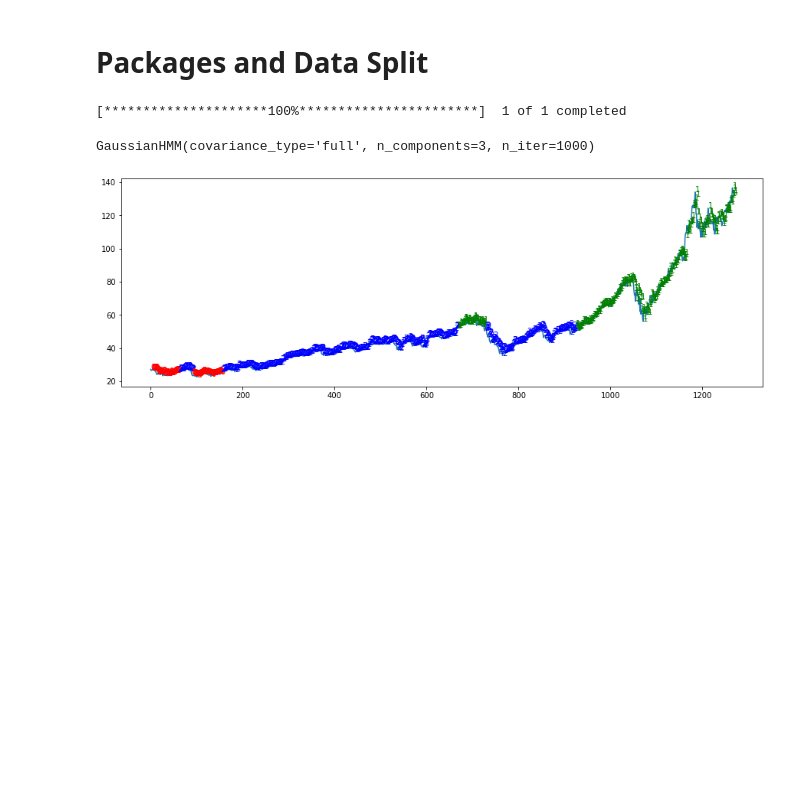
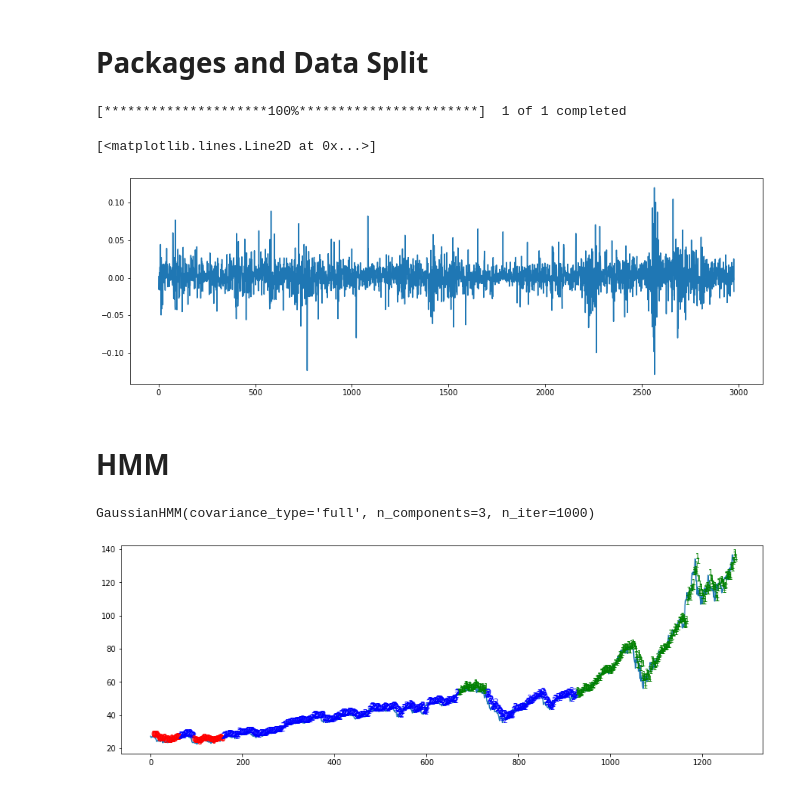
Before and after one commit to yiwen1996/DSGA1018TimeSeries, a Jupyter notebook: HMM_based_arima.ipynb, the cells around one changed output. Drawn from its saved outputs; the diff is of its cells as text; code cells hidden in the pictures; blank space fills up the shorter version.

```diff
--- a/HMM_based_arima.ipynb
+++ b/HMM_based_arima.ipynb
@@ -14,6 +14,15 @@ aapl = yf.download("AAPL", start="2010-01-01", end="2021-10-31").reset_index()
 aapl.Date = pd.to_datetime(aapl.Date)
 # %% [output]
 [*********************100%***********************]  1 of 1 completed
+# %%
+daily_return = aapl.Close.pct_change().dropna()
+# %%
+plt.plot(daily_return)
+# %% [output]
+[<matplotlib.lines.Line2D at 0x...>]
+[figure, added]
+# %% [markdown]
+# HMM
 # %%
 train,test = aapl[aapl.Date<'2021-01-01'],aapl[aapl.Date>='2021-01-01']
 # %%
```
Also changed, not shown: parts of 8 cells of this notebook.
